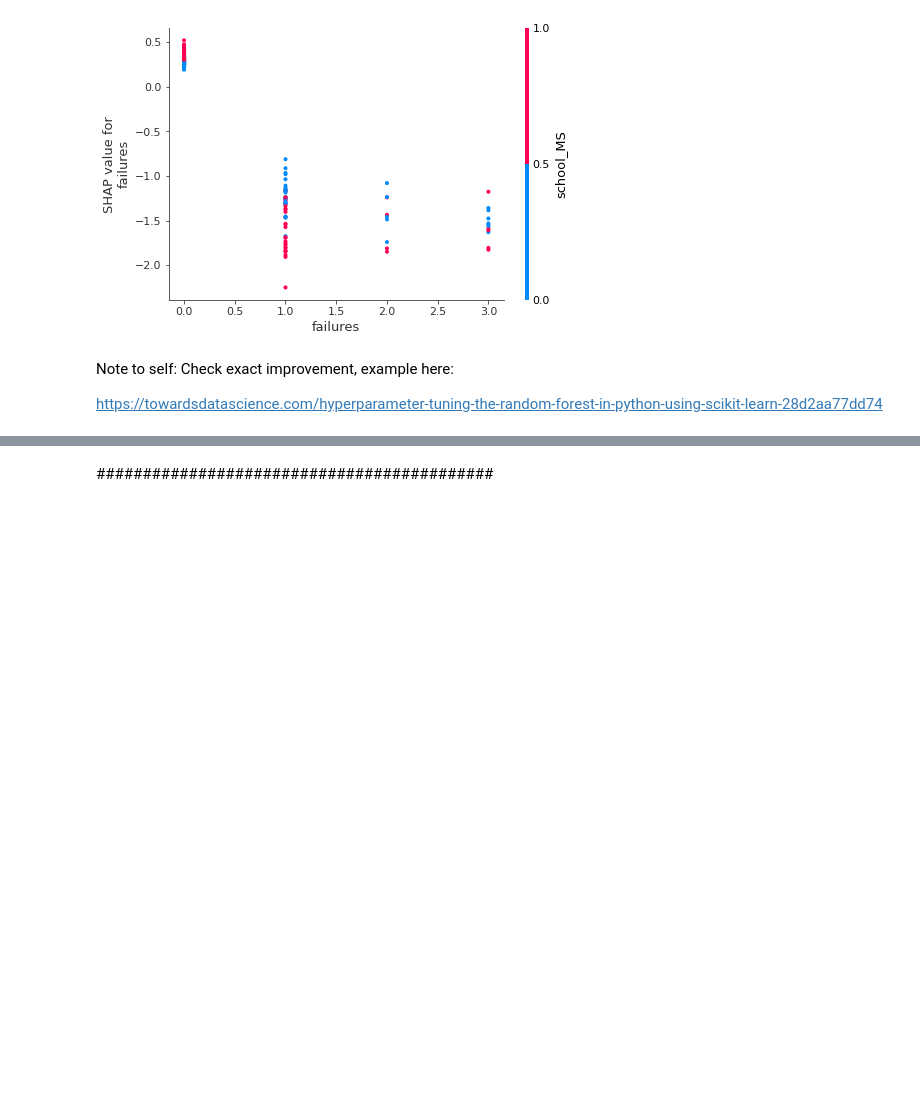
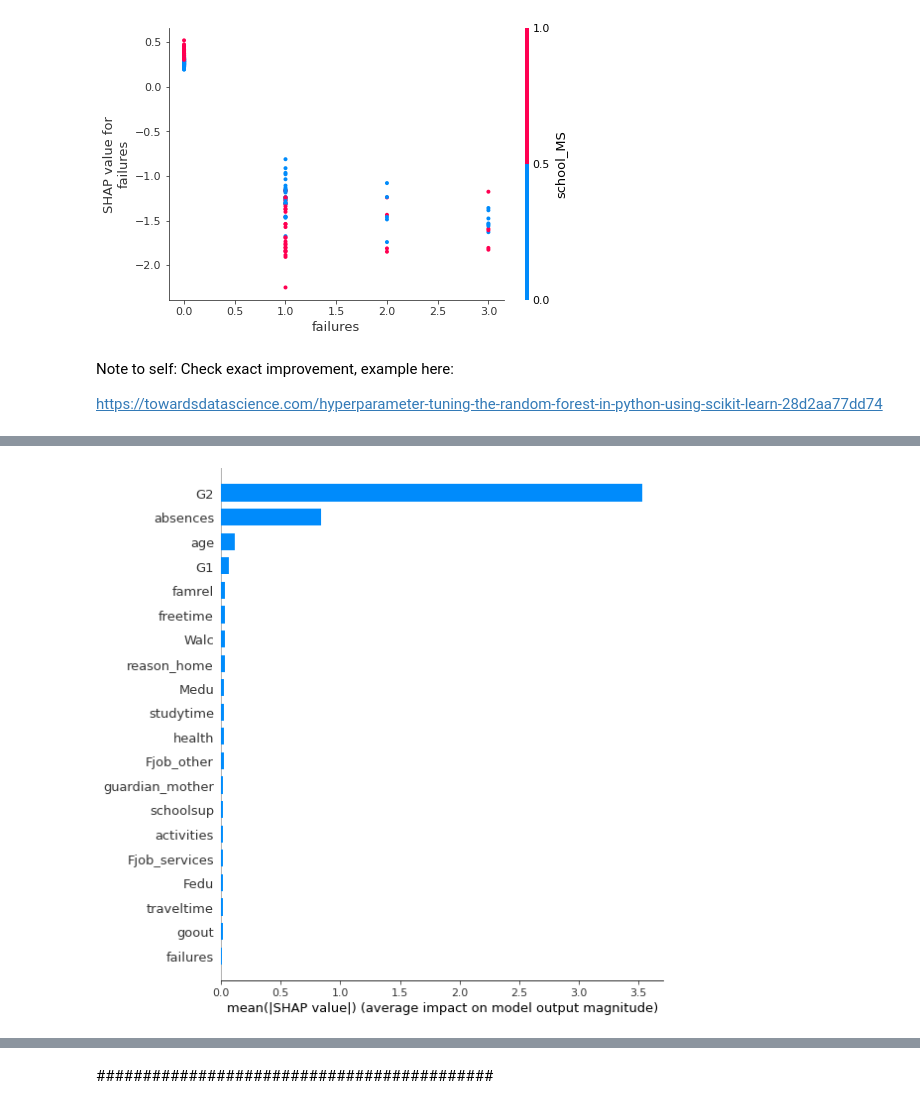
Before and after one commit to NeilCollinsMS/Advanced-Data-Repository, a Jupyter notebook: Neil's_ADA_Models.ipynb, the cells around one changed output, grey strips where cells are left out. Drawn from its saved outputs; the diff is of its cells as text; code cells hidden in the pictures; blank space fills up the shorter version.

Commit message:
Generated Math G3 predictor using G1 & G2

```diff
--- a/Neil's_ADA_Models.ipynb
+++ b/Neil's_ADA_Models.ipynb
@@ -314,0 +315,30 @@ Note to self: Underperforming/Proficiency/etc.. models to see if predicting tier
+# %%
+y = math.G3
+features = ['G1', 'G2', 'age', 'Medu', 'Fedu', 'traveltime', 'studytime', 'failures', 'schoolsup', 'famsup', 'paid', 'activities', 'nursery', 'higher', 'internet', 'romantic', 'famrel', 'freetime', 'goout', 'Dalc', 'Walc', 'health', 'school_GP', 'school_MS', 'sex_F', 'sex_M', 'address_R',
+            'address_U', 'famsize_GT3', 'famsize_LE3', 'Pstatus_A', 'Pstatus_T', 'Mjob_at_home', 'Mjob_health', 'Mjob_other', 'Mjob_services', 'Mjob_teacher', 'Fjob_at_home', 'Fjob_health', 'Fjob_other', 'Fjob_services', 'Fjob_teacher', 'reason_course', 'reason_home',
+            'reason_other', 'reason_reputation', 'guardian_father', 'guardian_mother', 'guardian_other', 'absences'] # Omitted G1, G2, Absences because of target leakage
+X = math[features].copy()
+
+X_train, X_test, y_train, y_test = train_test_split(X, y, train_size = 0.7, test_size = 0.3, random_state = 1)
+# %%
+# Number of trees in random forest
+n_estimators = [int(x) for x in np.linspace(start = 200, stop = 2000, num = 10)]
+# Number of features to consider at every split
+max_features = ['auto', 'sqrt']
+# Maximum number of levels in tree
+max_depth = [int(x) for x in np.linspace(10, 110, num = 11)]
+max_depth.append(None)
+# Minimum number of samples required to split a node
+min_samples_split = [2, 5, 10]
+# Minimum number of samples required at each leaf node
+min_samples_leaf = [1, 2, 4]
+# Method of selecting samples for training each tree
+bootstrap = [True, False]
+# Create the random grid
+random_grid = {'n_estimators': n_estimators,
+               'max_features': max_features,
+               'max_depth': max_depth,
+               'min_samples_split': min_samples_split,
+               'min_samples_leaf': min_samples_leaf,
+               'bootstrap': bootstrap}
+pprint(random_grid)
@@ -314,0 +352,4 @@ Note to self: Underperforming/Proficiency/etc.. models to see if predicting tier
+# %%
+math_base = RandomForestRegressor()
+math_1 = RandomizedSearchCV(estimator = math_base, param_distributions = random_grid, n_iter = 100, cv = 3, verbose=2, random_state=1, n_jobs = -1)
+math_1.fit(X_train, y_train)
@@ -314,0 +388,3 @@ Note to self: Underperforming/Proficiency/etc.. models to see if predicting tier
+# %%
+true_math_full = RandomForestRegressor(max_leaf_nodes=1000,bootstrap=True, max_depth=10, max_features='auto',min_samples_leaf=1,min_samples_split=5,n_estimators=1600)
+true_math_full.fit(X_train,y_train)
@@ -314,0 +434,5 @@ Note to self: Underperforming/Proficiency/etc.. models to see if predicting tier
+# %%
+shap_values = shap.TreeExplainer(true_math_full).shap_values(X_train)
+shap.summary_plot(shap_values, X_train, plot_type="bar")
+# %% [output]
+[figure, added]
```
Also changed, not shown: parts of 14 cells of this notebook.
